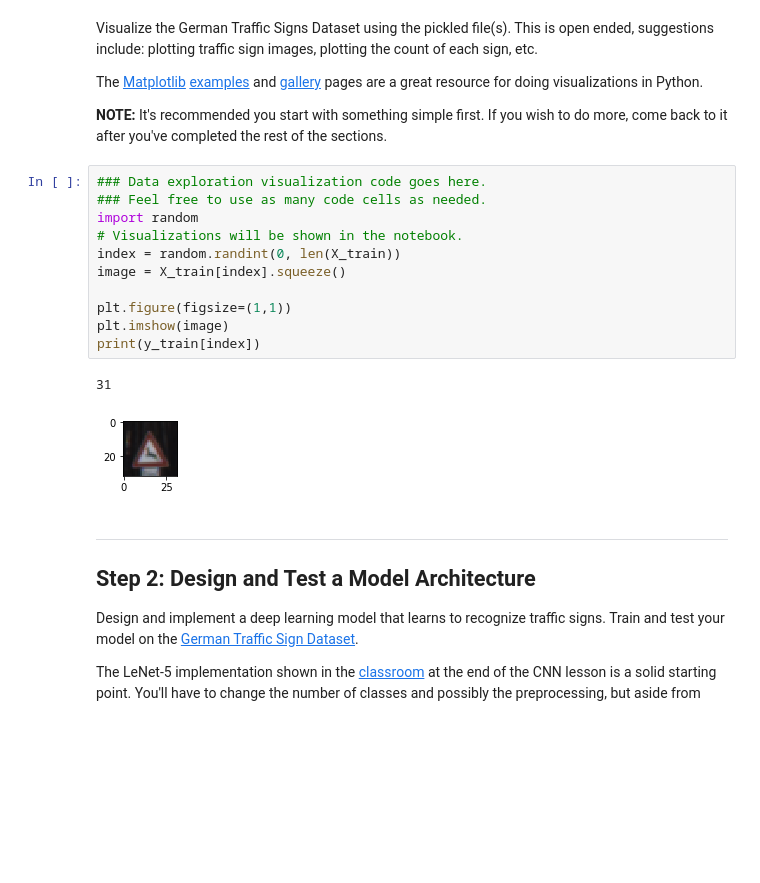
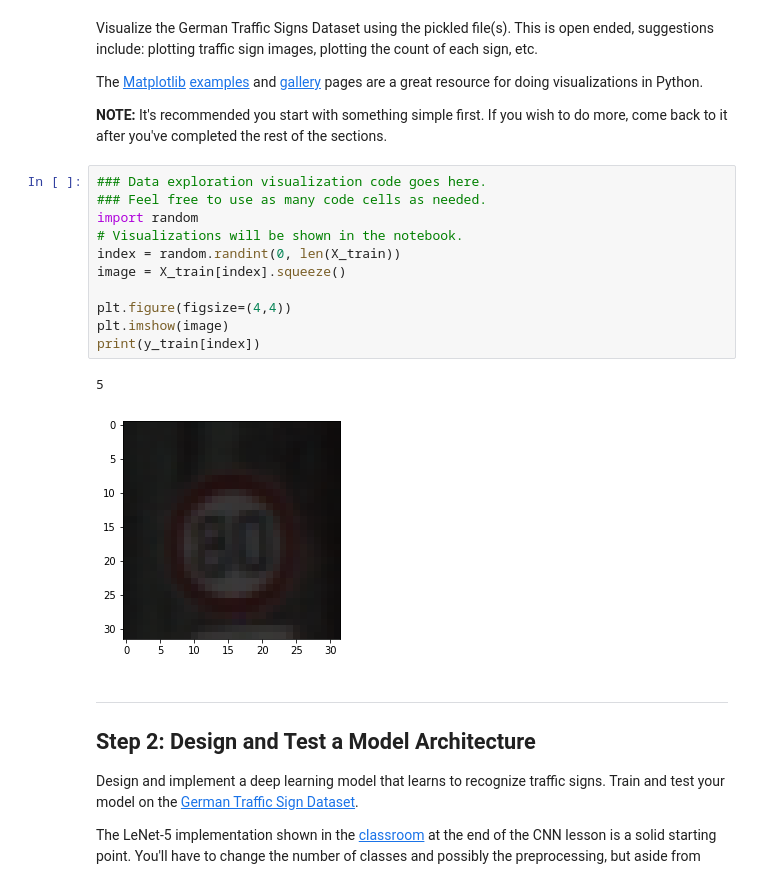
Before and after one commit to mibrahimali/CarND-Traffic-Sign-Classifier-P2, a Jupyter notebook: Traffic_Sign_Classifier.ipynb, the cells around one changed output. Saved outputs shown, nothing was run; the diff lists cells and outputs as text; blank space fills up the shorter version.

```diff
--- a/Traffic_Sign_Classifier.ipynb
+++ b/Traffic_Sign_Classifier.ipynb
@@ -125,17 +125,17 @@ The [Matplotlib](http://matplotlib.org/) [examples](http://matplotlib.org/exampl
 # %%
 ### Data exploration visualization code goes here.
 ### Feel free to use as many code cells as needed.
 import random
 # Visualizations will be shown in the notebook.
 index = random.randint(0, len(X_train))
 image = X_train[index].squeeze()
 
-plt.figure(figsize=(1,1))
+plt.figure(figsize=(4,4))
 plt.imshow(image)
 print(y_train[index])
 # %% [output]
-31
+5
-[figure, old version]
+[figure, new version]
 # %% [markdown]
 ----
 
```
Also changed, not shown: parts of 19 cells of this notebook, 6 other files.
